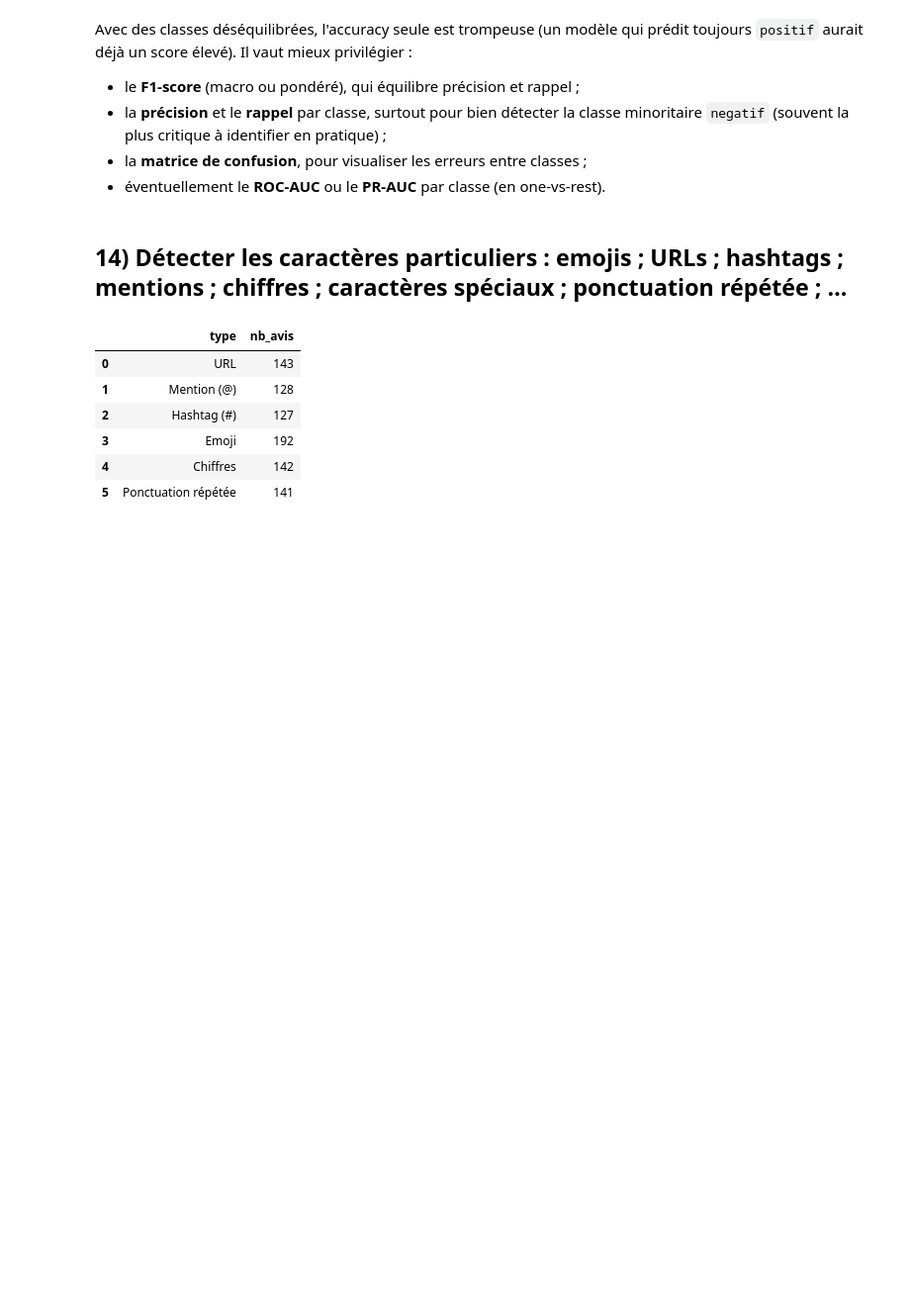
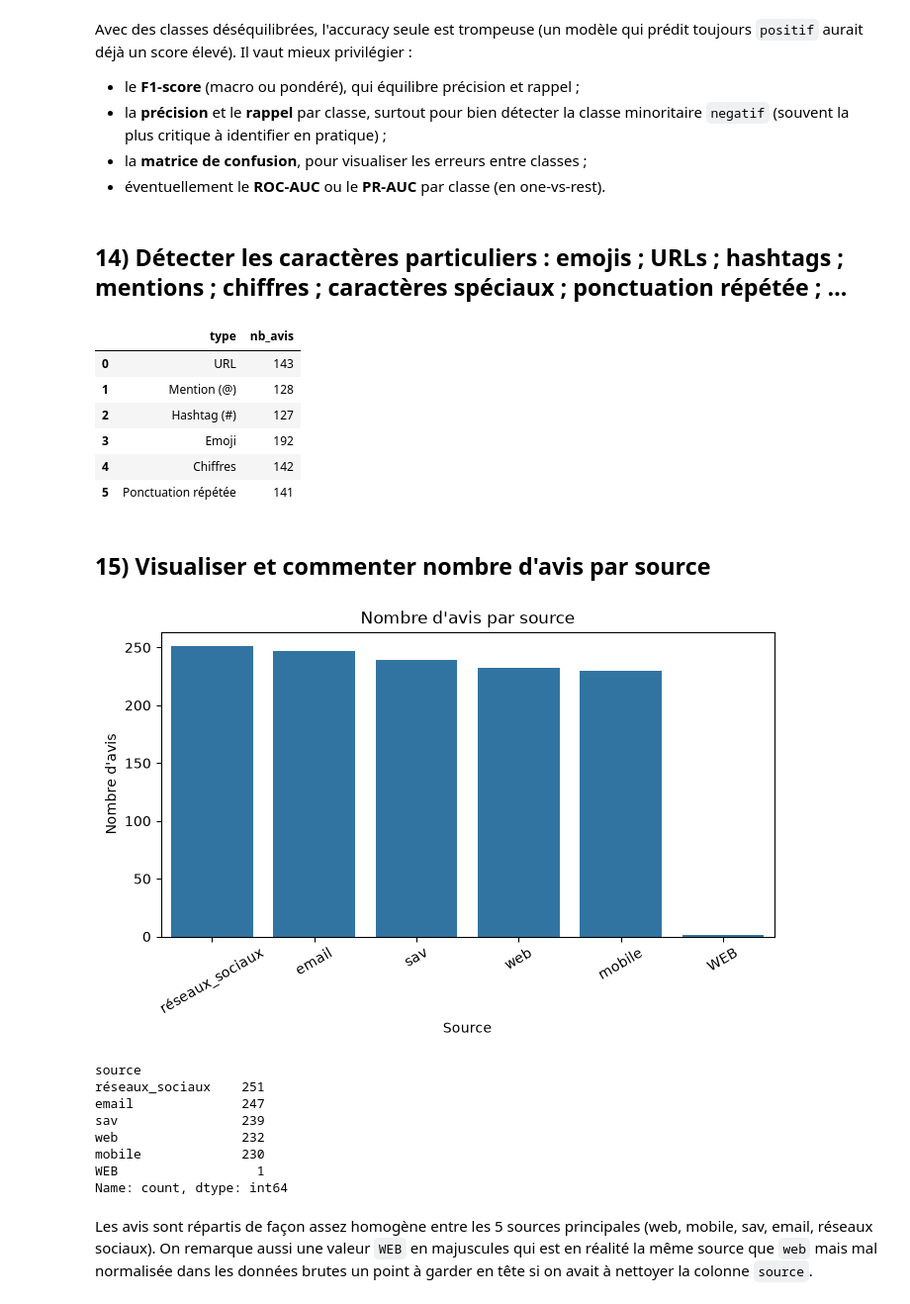
Before and after one commit to Damstat/atelier_prepa_donnees_textuelles, a Jupyter notebook: notebooks/atelier_prepa_donnees_textuelles.ipynb, the cells around one changed output. Shown at 99% size. Cells and saved outputs as stored; diff of their text form; code cells hidden in the pictures; blank space fills up the shorter version.

Commit message:
P1.15: Analyse du nombre d avis par source

```diff
--- a/notebooks/atelier_prepa_donnees_textuelles.ipynb
+++ b/notebooks/atelier_prepa_donnees_textuelles.ipynb
@@ -296,3 +296,27 @@ caracteres_particuliers
 | 3 | Emoji | 192 |
 | 4 | Chiffres | 142 |
 | 5 | Ponctuation répétée | 141 |
+# %% [markdown]
+## 15) Visualiser et commenter nombre d'avis par source
+# %%
+plt.figure(figsize=(8, 4))
+sns.countplot(data=df, x="source", order=df["source"].value_counts().index)
+plt.title("Nombre d'avis par source")
+plt.xlabel("Source")
+plt.ylabel("Nombre d'avis")
+plt.xticks(rotation=30)
+plt.show()
+
+df["source"].value_counts()
+# %% [output]
+[figure, added]
+source
+réseaux_sociaux    251
+email              247
+sav                239
+web                232
+mobile             230
+WEB                  1
+Name: count, dtype: int64
+# %% [markdown]
+Les avis sont répartis de façon assez homogène entre les 5 sources principales (web, mobile, sav, email, réseaux sociaux). On remarque aussi une valeur `WEB` en majuscules qui est en réalité la même source que `web` mais mal normalisée dans les données brutes  un point à garder en tête si on avait à nettoyer la colonne `source`.
```
